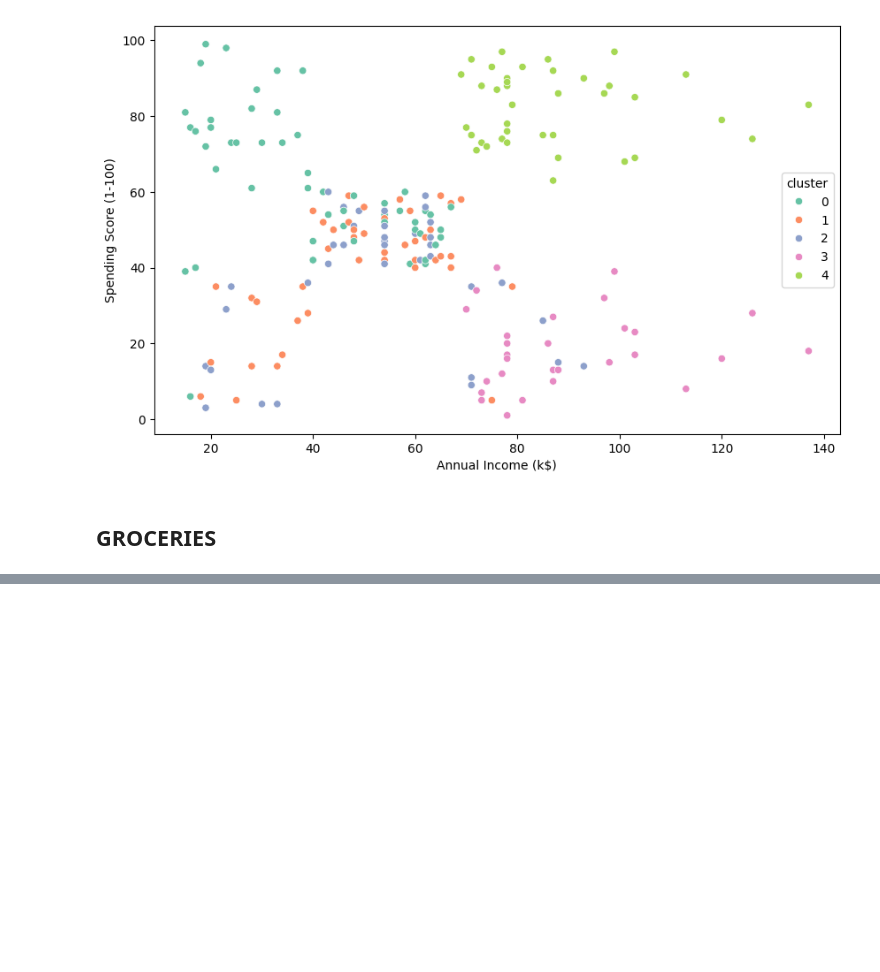
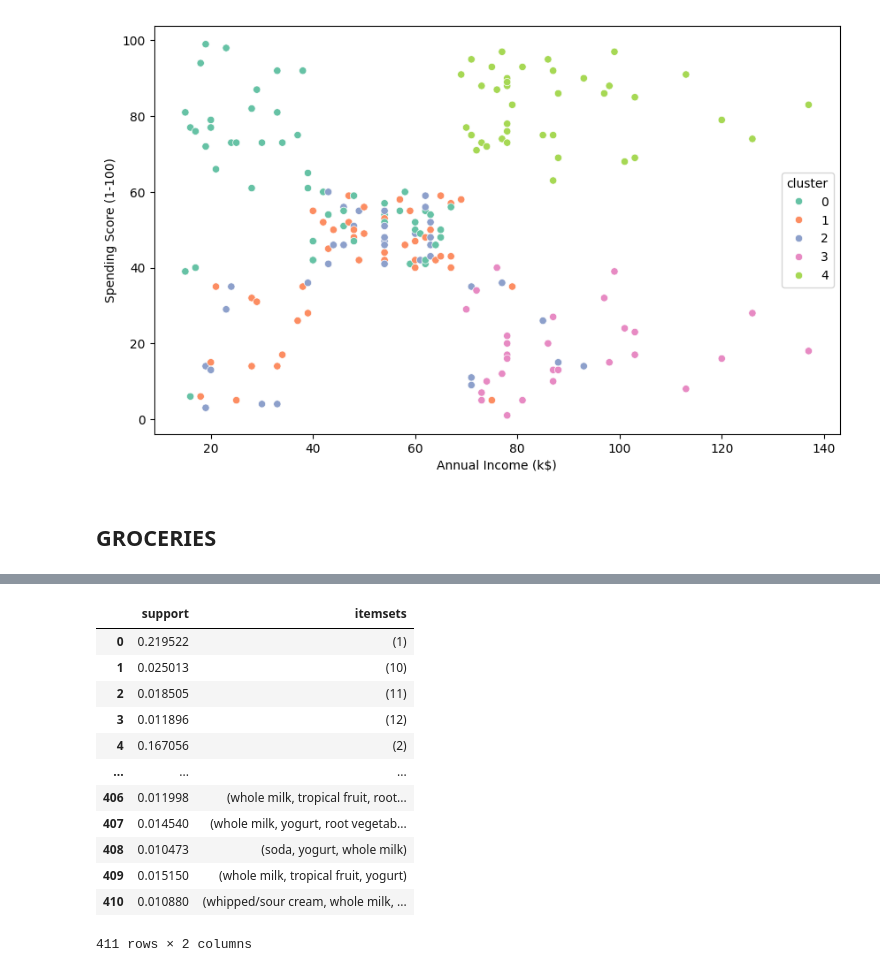
Before and after one commit to esscova/estudos, a Jupyter notebook: python/data-mining.ipynb, the cells around one changed output, grey strips where cells are left out. Saved outputs shown, nothing was run; the diff lists cells and outputs as text; code cells hidden in the pictures; blank space fills up the shorter version.

```diff
--- a/python/data-mining.ipynb
+++ b/python/data-mining.ipynb
@@ -252,0 +351,18 @@ sns.scatterplot(x='Annual Income (k$)', y='Spending Score (1-100)', hue='cluster
+# %%
+# apriori
+frequent_itemsets = apriori(df_encoded, min_support=0.01, use_colnames=True)
+frequent_itemsets
+# %% [output]
+|  | support | itemsets |
+| 0 | 0.219522 | (1) |
+| 1 | 0.025013 | (10) |
+| 2 | 0.018505 | (11) |
+| 3 | 0.011896 | (12) |
+| 4 | 0.167056 | (2) |
+| ... | ... | ... |
+| 406 | 0.011998 | (whole milk, tropical fruit, root... |
+| 407 | 0.014540 | (whole milk, yogurt, root vegetab... |
+| 408 | 0.010473 | (soda, yogurt, whole milk) |
+| 409 | 0.015150 | (whole milk, tropical fruit, yogurt) |
+| 410 | 0.010880 | (whipped/sour cream, whole milk, ... |
+411 rows × 2 columns
```
Also changed, not shown: parts of 15 cells of this notebook.
